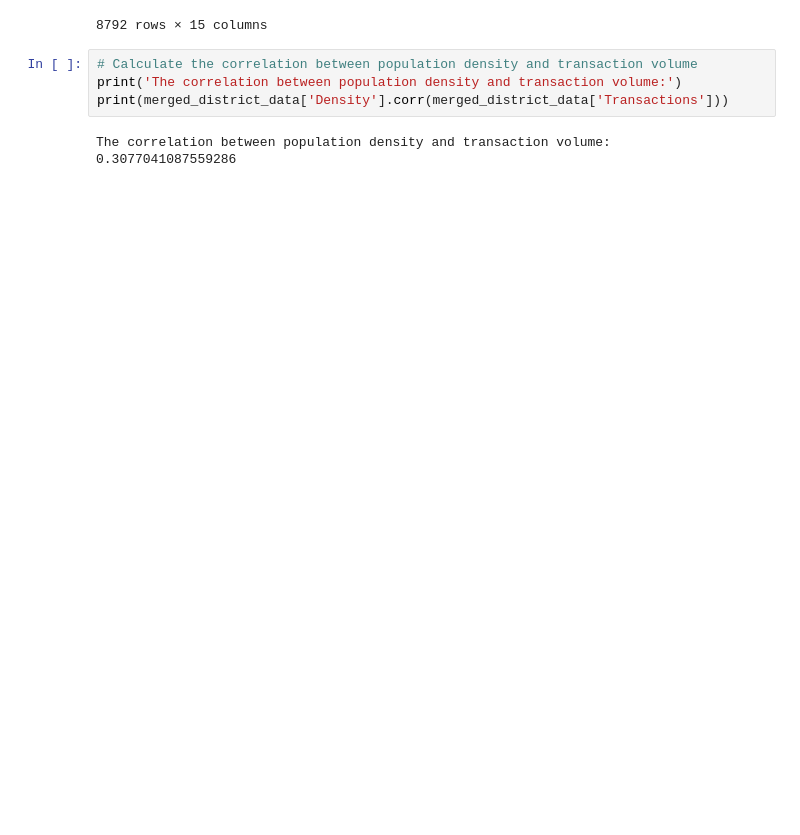
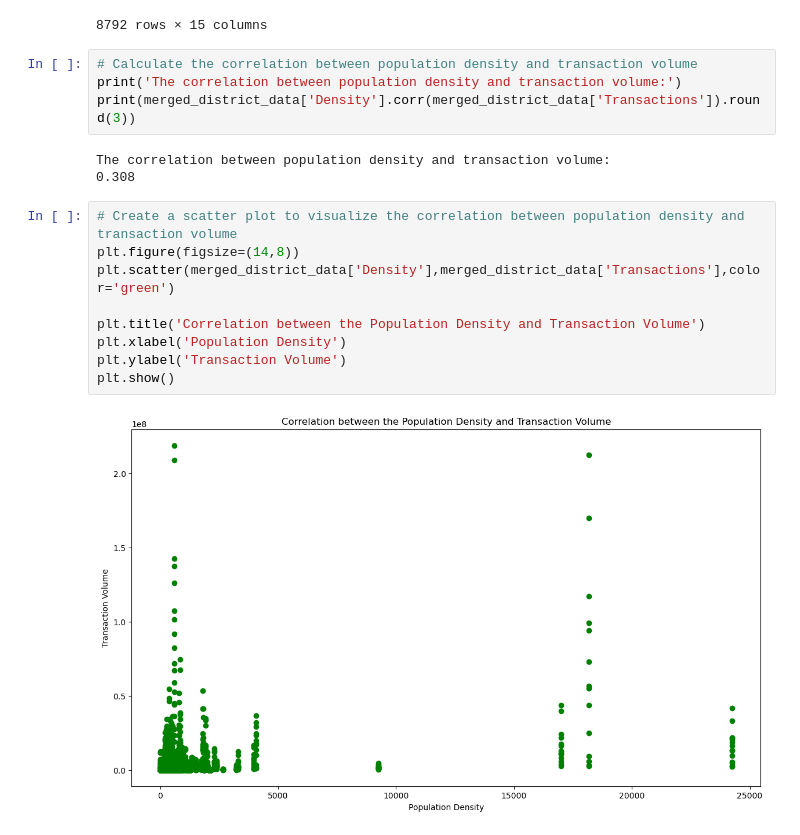
Before and after one commit to Shyam1327/PhonePe_Case_Study_Analysis, a Jupyter notebook: PhonePe.ipynb, the cells around one changed output. Saved outputs shown, nothing was run; the diff lists cells and outputs as text; blank space fills up the shorter version.

```diff
--- a/PhonePe.ipynb
+++ b/PhonePe.ipynb
@@ -1330,7 +1330,18 @@ Merged data of District Transactions Data and District Demographics Data
 # %%
 # Calculate the correlation between population density and transaction volume
 print('The correlation between population density and transaction volume:')
-print(merged_district_data['Density'].corr(merged_district_data['Transactions']))
+print(merged_district_data['Density'].corr(merged_district_data['Transactions']).round(3))
 # %% [output]
 The correlation between population density and transaction volume:
-0.3077041087559286
+0.308
+# %%
+# Create a scatter plot to visualize the correlation between population density and transaction volume
+plt.figure(figsize=(14,8))
+plt.scatter(merged_district_data['Density'],merged_district_data['Transactions'],color='green')
+
+plt.title('Correlation between the Population Density and Transaction Volume')
+plt.xlabel('Population Density')
+plt.ylabel('Transaction Volume')
+plt.show()
+# %% [output]
+[figure, added]
```
Also changed, not shown: parts of 17 cells of this notebook.
